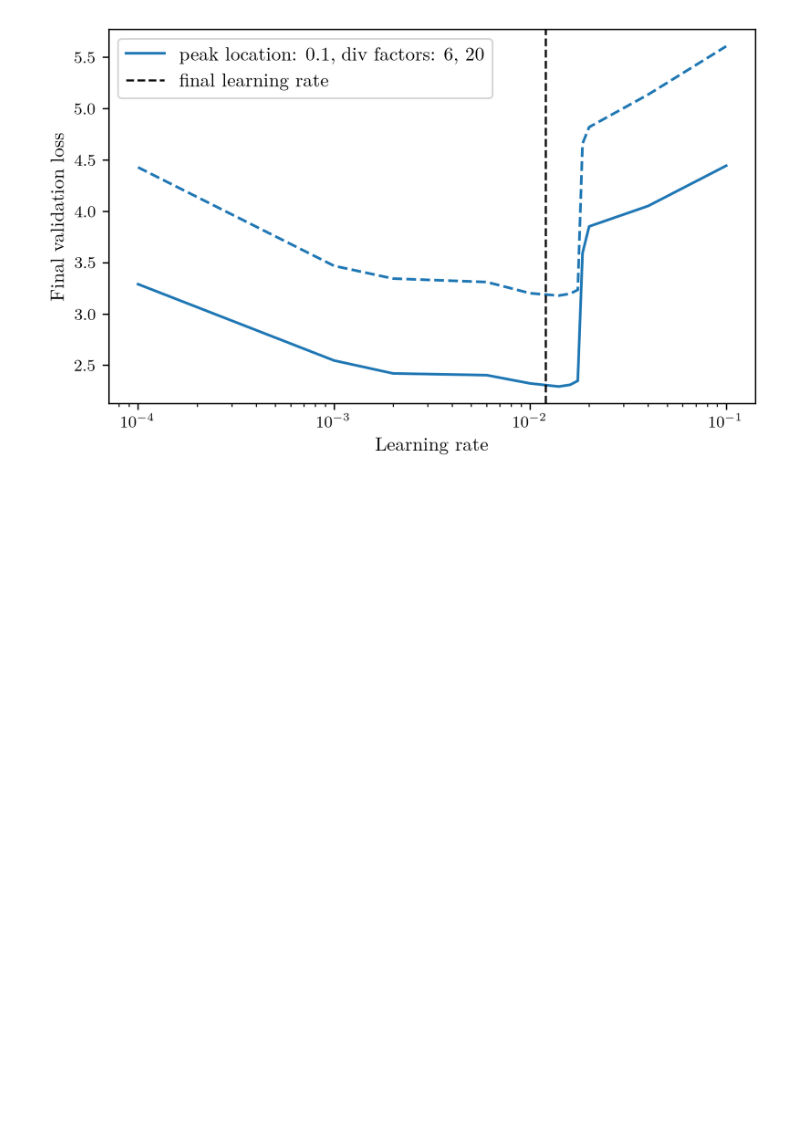
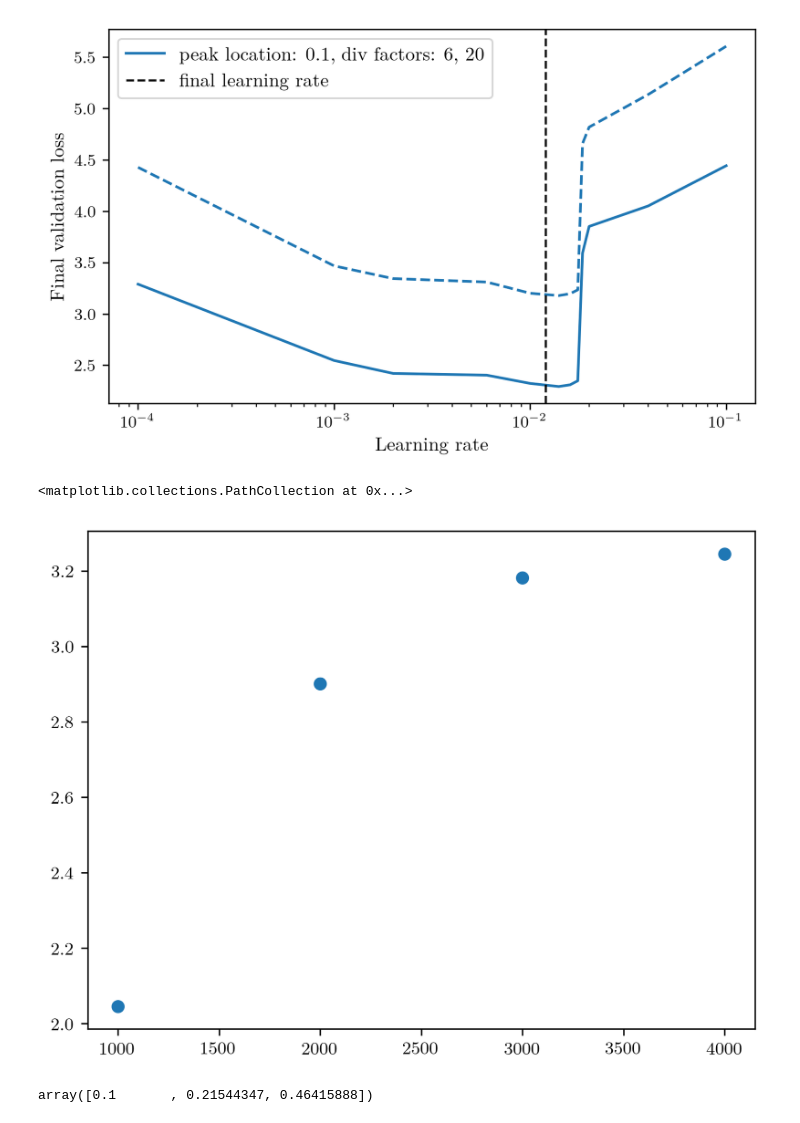
Before and after one commit to samasutherland/little-language-models, a Jupyter notebook: notebooks/explore_learning_rates.ipynb, the cells around one changed output. Cells and saved outputs as stored; diff of their text form; code cells hidden in the pictures; blank space fills up the shorter version.

Commit message:
vocab size 0.291k

```diff
--- a/notebooks/explore_learning_rates.ipynb
+++ b/notebooks/explore_learning_rates.ipynb
@@ -162,3 +164,16 @@ plt.tight_layout()
 plt.savefig("figures/learning_rate_sweeps_lr_selected.png")
 # %% [output]
 [figure]
+# %%
+vocab_sizes = [4000, 2000, 3000, 1000]
+val_losses = [3.2450544834136963, 2.9004878997802734, 3.181204319000244, 2.046058177947998]
+# %%
+plt.scatter(vocab_sizes, val_losses)
+# %% [output]
+<matplotlib.collections.PathCollection at 0x...>
+[figure, added]
+# %%
+import numpy as np
+np.logspace(-1, 0, 4)[:3]
+# %% [output]
+array([0.1       , 0.21544347, 0.46415888])
```
Also changed, not shown: parts of 1 cell of this notebook, 4 other files.
